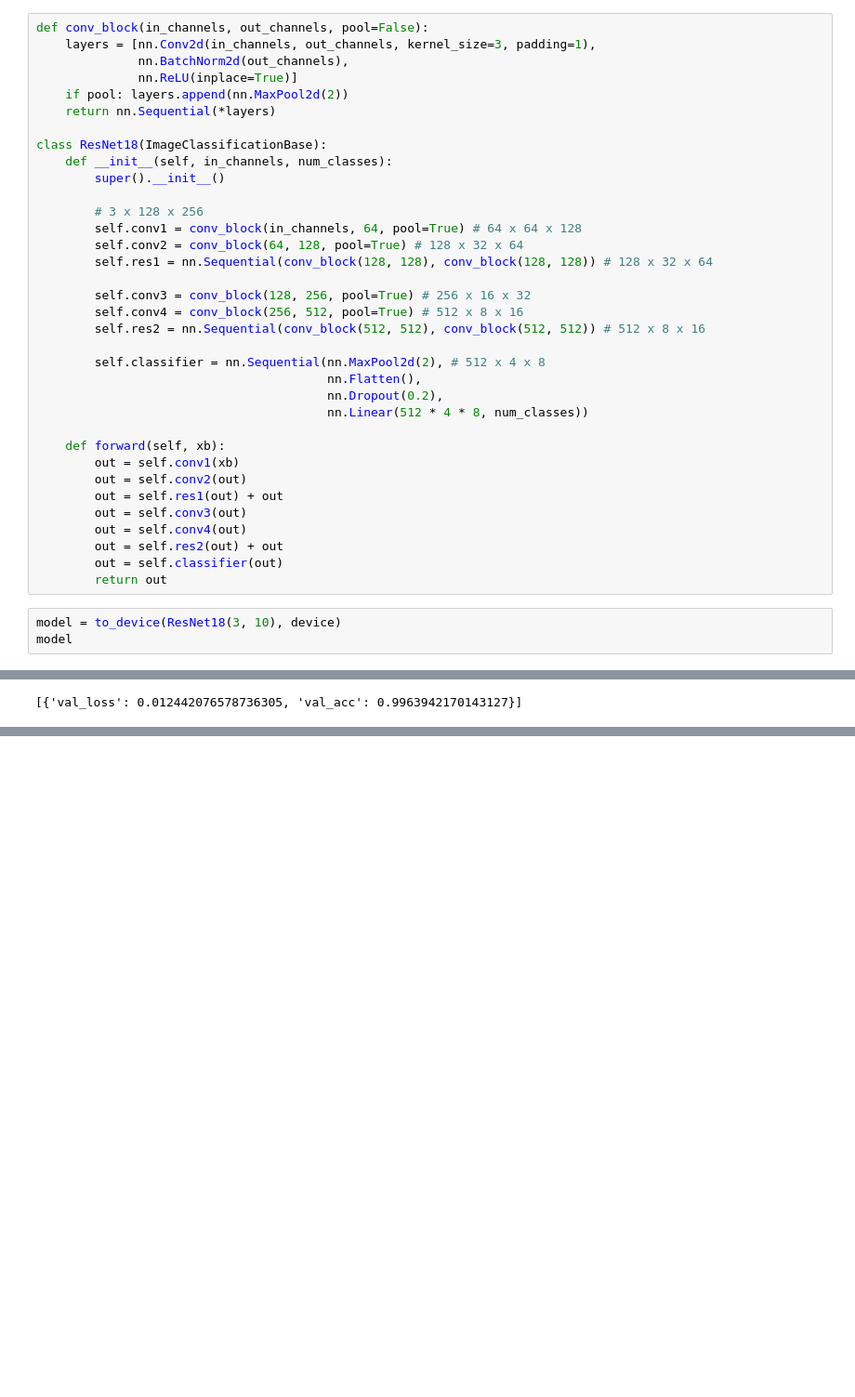
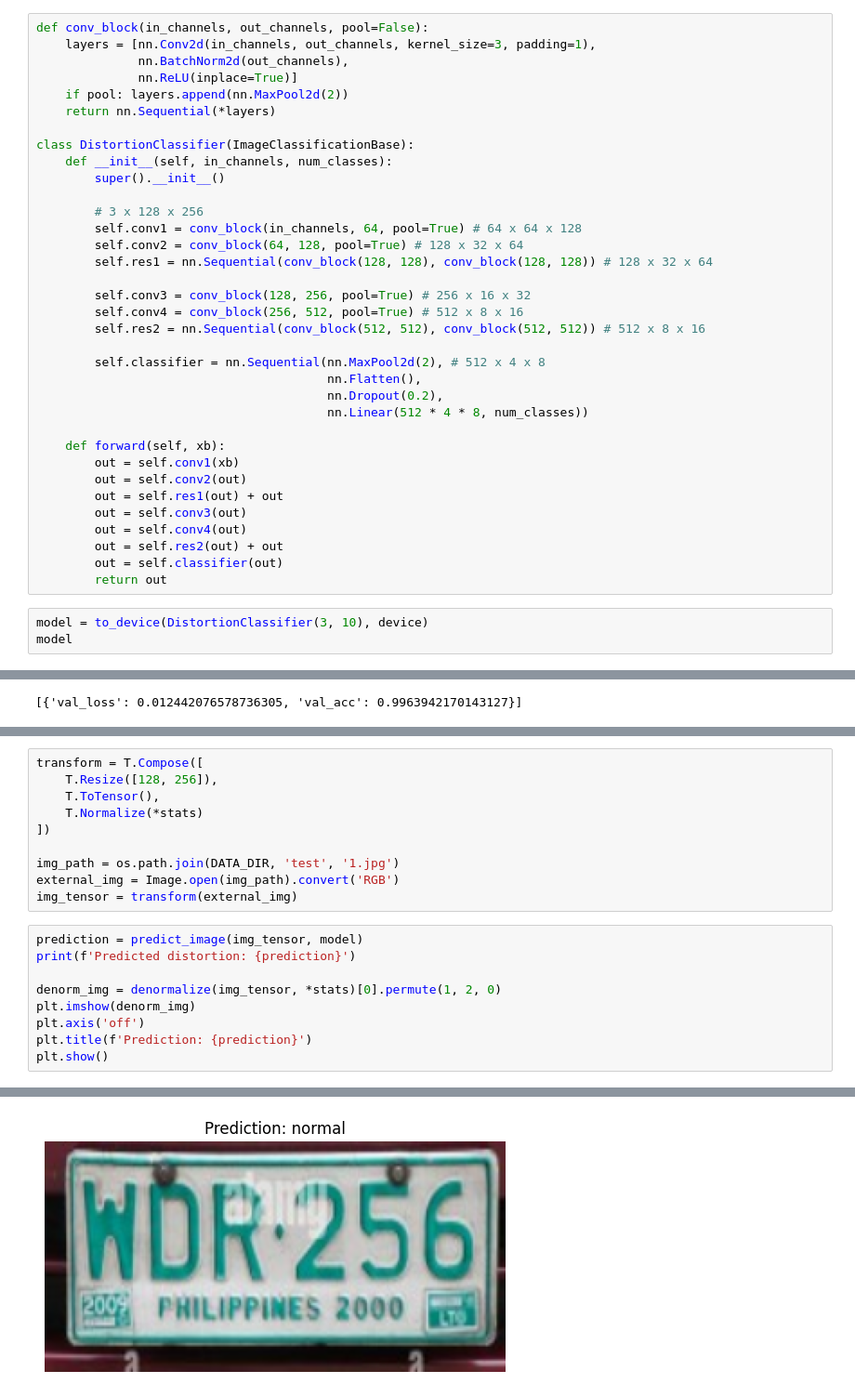
Before and after one commit to jansencruz23/LiPAD-License-Plate-Deblurring-and-Recognition, a Jupyter notebook: src/cnn/distortion_classifier.ipynb, the cells around one changed output, grey strips where cells are left out. Shown at 93% size. Cells and saved outputs as stored; diff of their text form; blank space fills up the shorter version.

Commit message:
Test and save distortion classifier model

```diff
--- a/src/cnn/distortion_classifier.ipynb
+++ b/src/cnn/distortion_classifier.ipynb
@@ -135,7 +135,7 @@ def conv_block(in_channels, out_channels, pool=False):
     if pool: layers.append(nn.MaxPool2d(2))
     return nn.Sequential(*layers)
 
-class ResNet18(ImageClassificationBase):
+class DistortionClassifier(ImageClassificationBase):
     def __init__(self, in_channels, num_classes):
         super().__init__()
 
@@ -163,7 +163,7 @@ class ResNet18(ImageClassificationBase):
         out = self.classifier(out)
         return out
 # %%
-model = to_device(ResNet18(3, 10), device)
+model = to_device(DistortionClassifier(3, 10), device)
 model
 # %% [output]
 ResNet18(
@@ -359,0 +364,20 @@ Label: low_qual, Predicted: low_qual
+# %%
+transform = T.Compose([
+    T.Resize([128, 256]),
+    T.ToTensor(),
+    T.Normalize(*stats)
+])
+
+img_path = os.path.join(DATA_DIR, 'test', '1.jpg')
+external_img = Image.open(img_path).convert('RGB')
+img_tensor = transform(external_img)
+# %%
+prediction = predict_image(img_tensor, model)
+print(f'Predicted distortion: {prediction}')
+
+denorm_img = denormalize(img_tensor, *stats)[0].permute(1, 2, 0)
+plt.imshow(denorm_img)
+plt.axis('off')
+plt.title(f'Prediction: {prediction}')
+plt.show()
+# %% [output]
@@ -359,0 +385 @@ Label: low_qual, Predicted: low_qual
+[figure, added]
```
Also changed, not shown: parts of 5 cells of this notebook, 2 other files.
